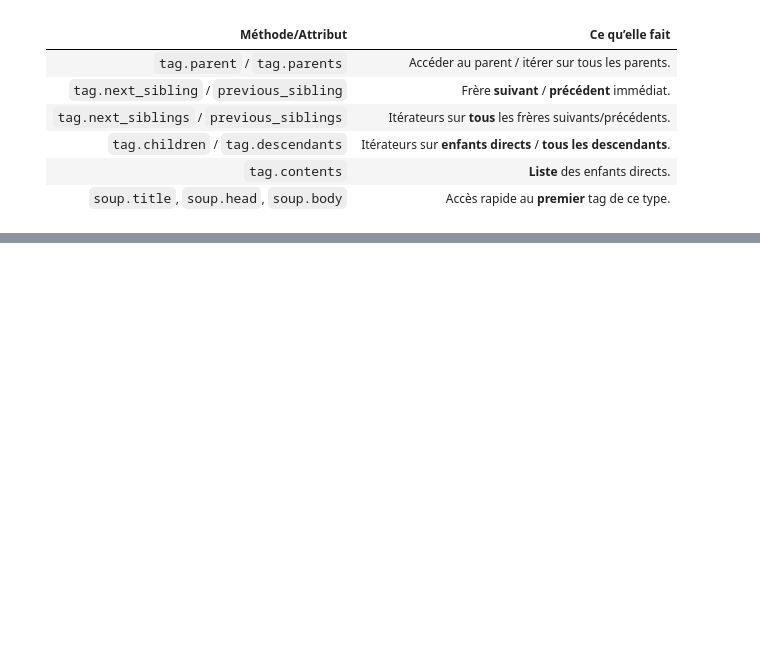
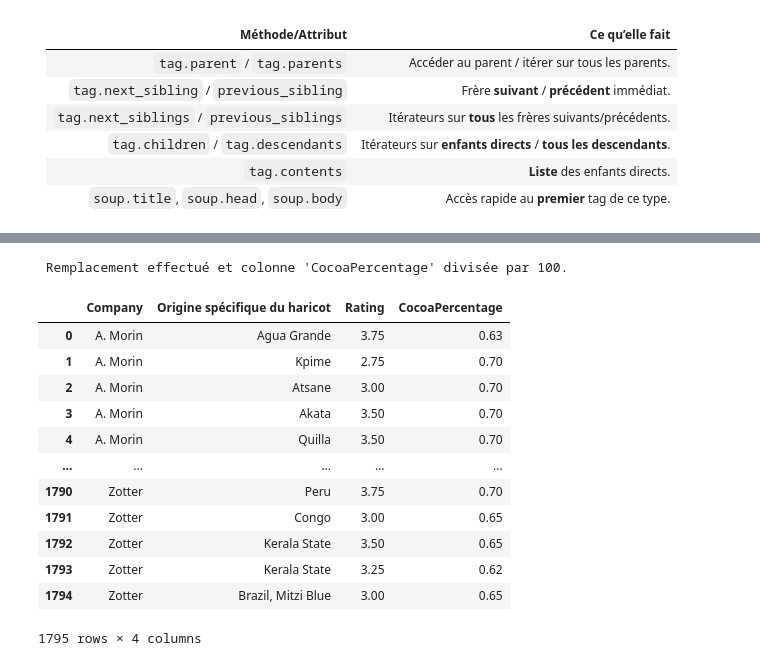
Before and after one commit to Mozart28/package_etl, a Jupyter notebook: Pipeline_using_scrapping.ipynb, the cells around one changed output, grey strips where cells are left out. Saved outputs shown, nothing was run; the diff lists cells and outputs as text; code cells hidden in the pictures; blank space fills up the shorter version.

```diff
--- a/Pipeline_using_scrapping.ipynb
+++ b/Pipeline_using_scrapping.ipynb
@@ -284,4 +144,0 @@ memory usage: 56.2+ KB
-# %%
-from remplacement.remplacer import RemplacementColonne
-
-RemplacementColonne.remplacer_valeurs(df,colonne = "Cocoa Percent",remplacement=("%",""),divide=True,inplace= True)
@@ -345,0 +278,20 @@ Standardisation.zscore(df2,colonnes="Rating",prefix ="std_")
+# %%
+# Transformation de la colonne "Cocoa Percent"
+from remplacement.remplacer import RemplacementColonne
+
+RemplacementColonne.remplacer_valeurs(df,colonne = "CocoaPercentage",remplacement=("%",""),divide=True,inplace= True)
+# %% [output]
+ Remplacement effectué et colonne 'CocoaPercentage' divisée par 100.
+|  | Company | Origine spécifique du haricot | Rating | CocoaPercentage |
+| 0 | A. Morin | Agua Grande | 3.75 | 0.63 |
+| 1 | A. Morin | Kpime | 2.75 | 0.70 |
+| 2 | A. Morin | Atsane | 3.00 | 0.70 |
+| 3 | A. Morin | Akata | 3.50 | 0.70 |
+| 4 | A. Morin | Quilla | 3.50 | 0.70 |
+| ... | ... | ... | ... | ... |
+| 1790 | Zotter | Peru | 3.75 | 0.70 |
+| 1791 | Zotter | Congo | 3.00 | 0.65 |
+| 1792 | Zotter | Kerala State | 3.50 | 0.65 |
+| 1793 | Zotter | Kerala State | 3.25 | 0.62 |
+| 1794 | Zotter | Brazil, Mitzi Blue | 3.00 | 0.65 |
+1795 rows × 4 columns
```
Also changed, not shown: parts of 42 cells of this notebook, 28 other files.
